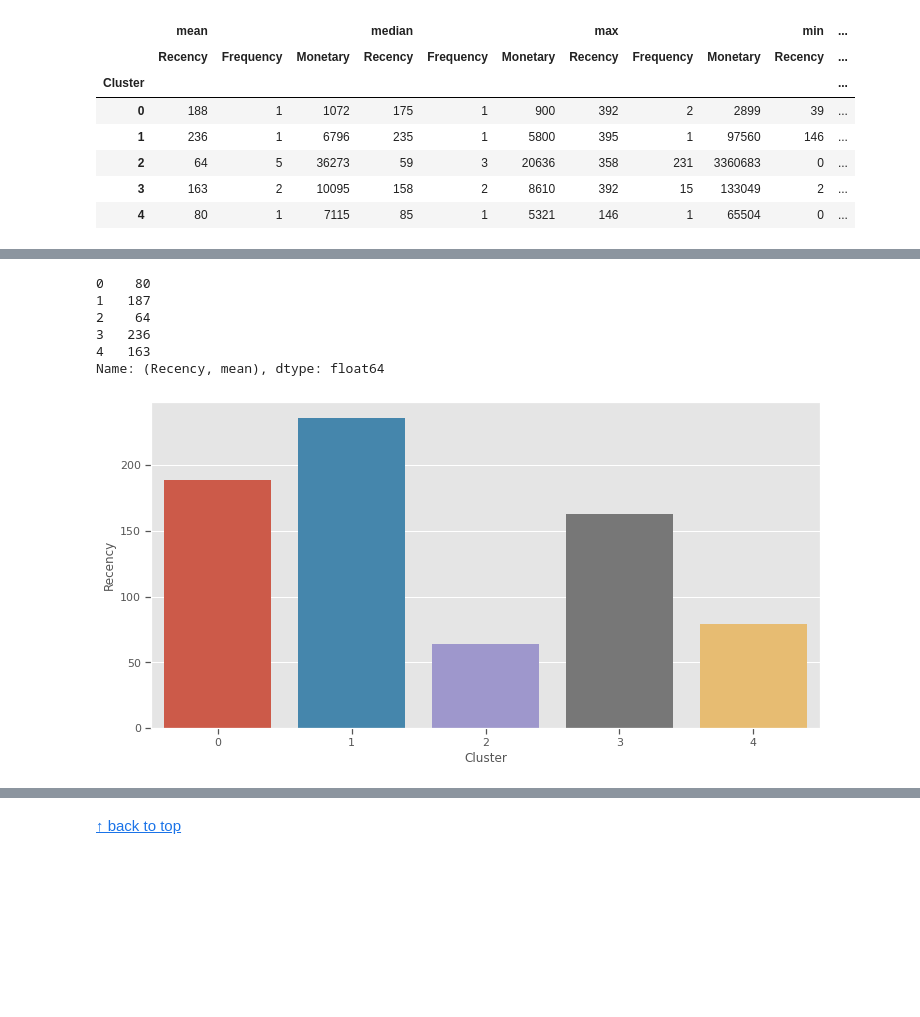
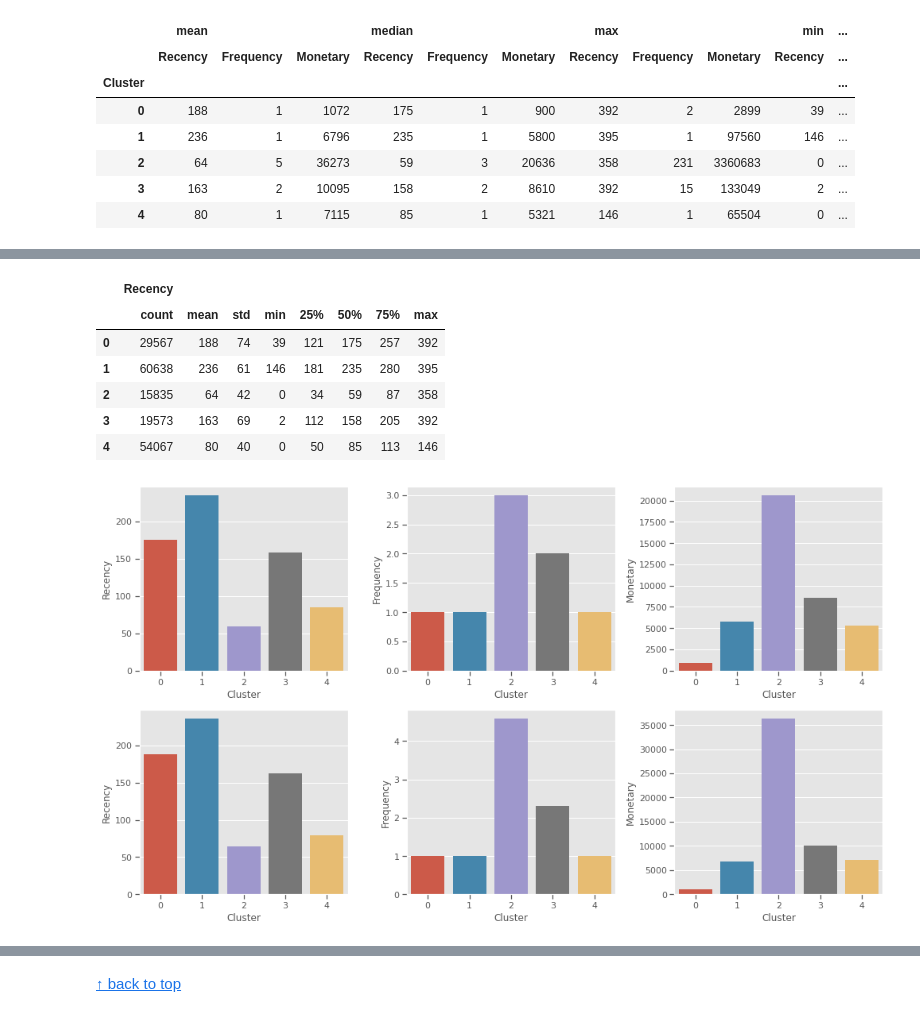
Before and after one commit to alephba/interview_tasks, a Jupyter notebook: src/notebook.ipynb, the cells around one changed output, grey strips where cells are left out. Cells and saved outputs as stored; diff of their text form; code cells hidden in the pictures; blank space fills up the shorter version.

```diff
--- a/src/notebook.ipynb
+++ b/src/notebook.ipynb
@@ -636,18 +656,29 @@ cluster_results
 # %%
 result_ = df_rfm_k5.groupby('Cluster', as_index=False)
-result_[['Recency']].describe().drop(columns=[('Recency', 'count'), ('Recency', 'std')])[('Recency', 'mean')]
+result_[['Recency']].describe() #.drop(columns=[('Recency', 'count'), ('Recency', 'std')])[('Recency', 'mean')]
 # %% [output]
-0    80
-1   187
-2    64
-3   236
-4   163
-Name: (Recency, mean), dtype: float64
+|  | Recency |  |  |  |  |  |  |  |
+|  | count | mean | std | min | 25% | 50% | 75% | max |
+| 0 | 29567 | 188 | 74 | 39 | 121 | 175 | 257 | 392 |
+| 1 | 60638 | 236 | 61 | 146 | 181 | 235 | 280 | 395 |
+| 2 | 15835 | 64 | 42 | 0 | 34 | 59 | 87 | 358 |
+| 3 | 19573 | 163 | 69 | 2 | 112 | 158 | 205 | 392 |
+| 4 | 54067 | 80 | 40 | 0 | 50 | 85 | 113 | 146 |
-# %%
-sns.barplot(x='Cluster', y='Recency', data=result_.mean())
-plt.show()
-# sns.barplot(x='Cluster', y='Recency', data=data.median())
-# sns.barplot(x='Cluster', y='Recency', data=data.max())
-# sns.barplot(x='Cluster', y='Recency', data=data.min())
-# %% [output]
-[figure, removed]
+# %%
+plt.figure(figsize=(14,8))
+plt.subplot(2, 3, 1)
+sns.barplot(x='Cluster', y='Recency', data=result_.median())
+plt.subplot(2, 3, 2)
+sns.barplot(x='Cluster', y='Frequency', data=result_.median())
+plt.subplot(2, 3, 3)
+sns.barplot(x='Cluster', y='Monetary', data=result_.median())
+plt.subplot(2, 3, 4)
+sns.barplot(x='Cluster', y='Recency', data=result_.mean())
+plt.subplot(2, 3, 5)
+sns.barplot(x='Cluster', y='Frequency', data=result_.mean())
+plt.subplot(2, 3, 6)
+sns.barplot(x='Cluster', y='Monetary', data=result_.mean())
+plt.tight_layout()
+plt.show()
+# %% [output]
+[figure, added]
```
Also changed, not shown: parts of 15 cells of this notebook.
